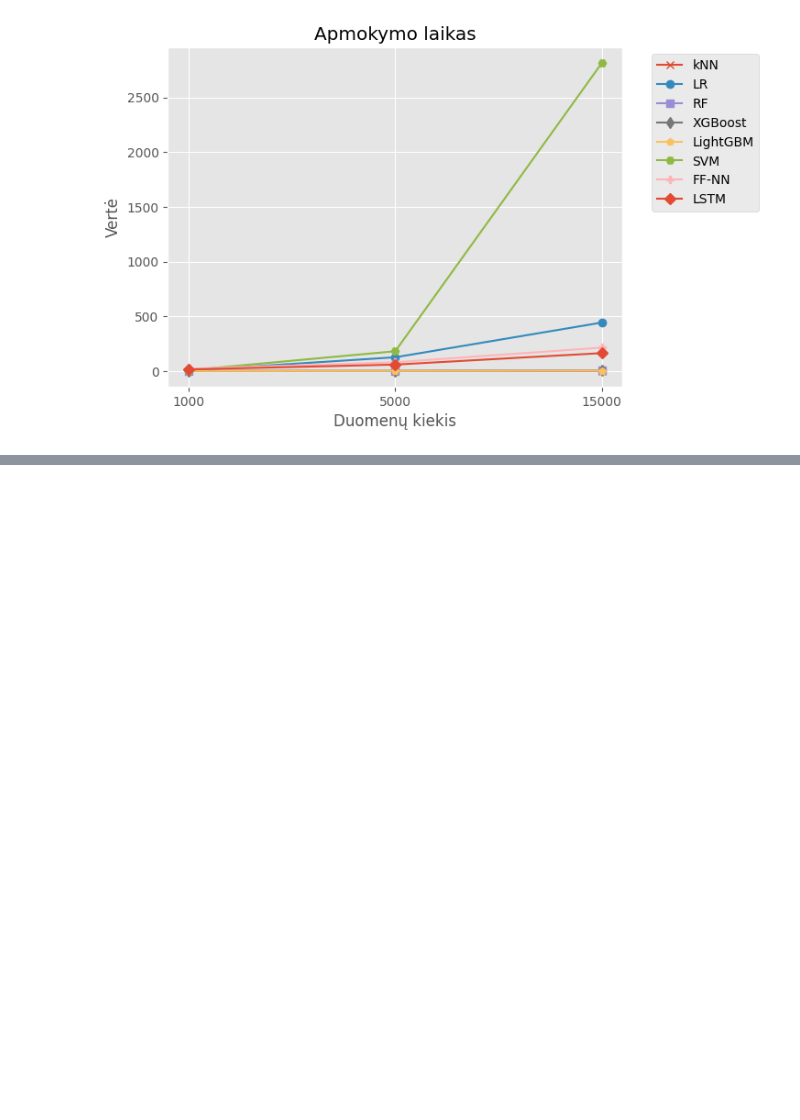
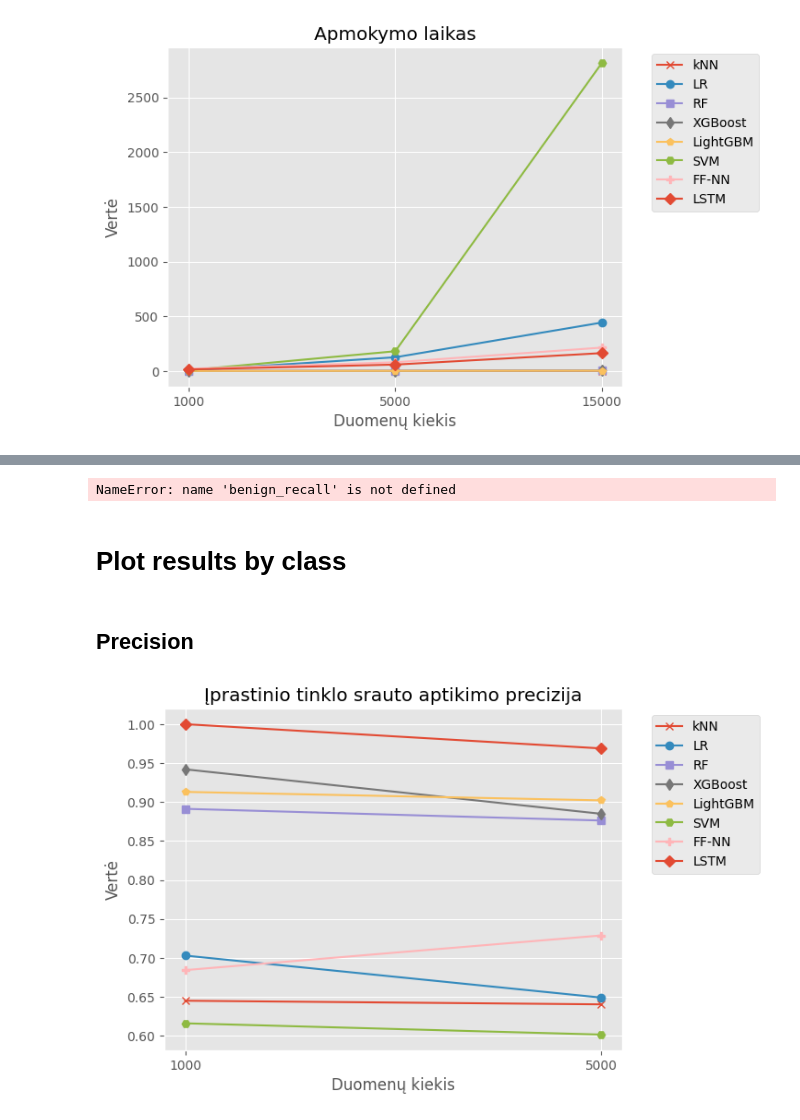
Before and after one commit to KostasEreksonas/Magistrinis, a Jupyter notebook: Time_series.ipynb, the cells around one changed output, grey strips where cells are left out. Drawn from its saved outputs; the diff is of its cells as text; code cells hidden in the pictures; blank space fills up the shorter version.

Commit message:
Data collection for time graphs

```diff
--- a/Time_series.ipynb
+++ b/Time_series.ipynb
@@ -209,0 +262,16 @@ plot_time_series(time, "Apmokymo laikas")
+# %%
+benign_precision, bruteforce_precision, ddos_precision, dos_precision, mirai_precision, recon_precision, spoofing_precision, web_precision = [{} for x in range(8)]
+# %%
+new_dict = load_data('results_1000_recall.txt')
+recall_1000 = pd.DataFrame(new_dict).transpose().to_dict()
+
+benign_recall['1000'] = recall_1000['Benign']
+bruteforce_recall['1000'] = recall_1000['Bruteforce']
+ddos_recall['1000'] = recall_1000['DDoS']
+dos_recall['1000'] = recall_1000['DoS']
+mirai_recall['1000'] = recall_1000['Mirai']
+recon_recall['1000'] = recall_1000['Recon']
+spoofing_recall['1000'] = recall_1000['Spoofing']
+web_recall['1000'] = recall_1000['Web']
+# %% [output]
+NameError: name 'benign_recall' is not defined
@@ -209,0 +290,9 @@ plot_time_series(time, "Apmokymo laikas")
+# %% [markdown]
+# Plot results by class
+# %% [markdown]
+## Precision
+# %%
+benign_precision = pd.DataFrame(benign_precision).transpose()
+plot_time_series(benign_precision, "Įprastinio tinklo srauto aptikimo precizija")
+# %% [output]
+[figure, added]
```
Also changed, not shown: parts of 20 cells of this notebook, 15 other files.
